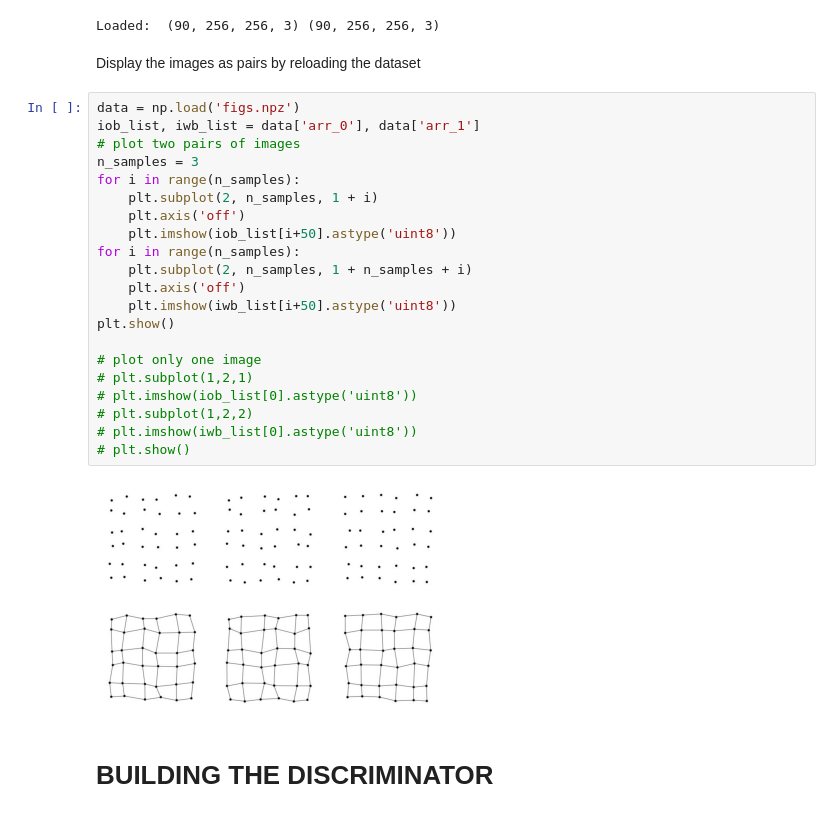
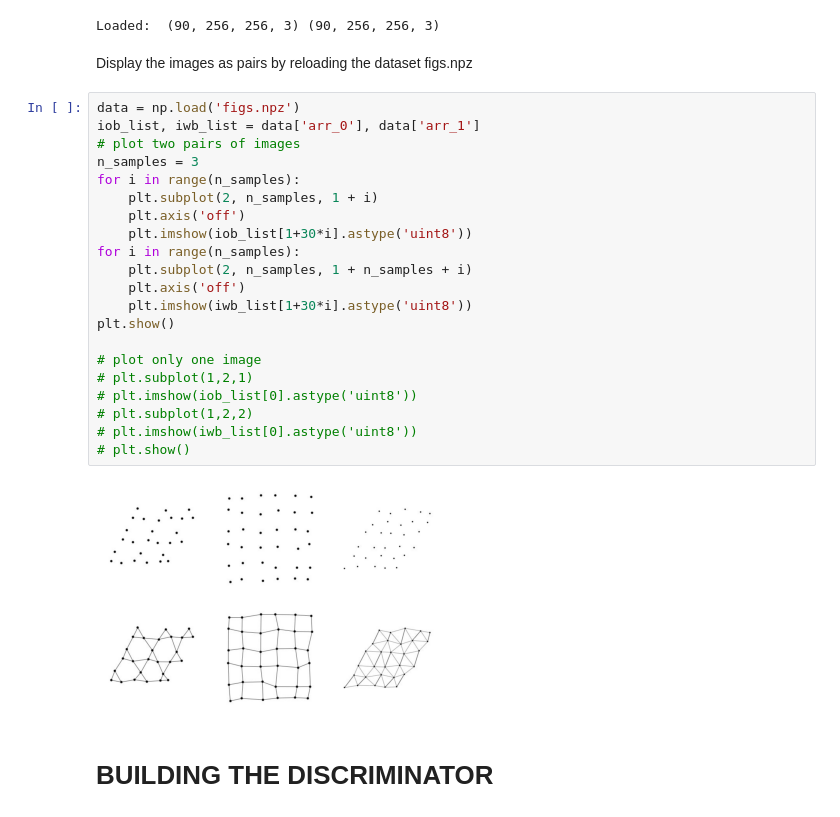
Before and after one commit to adriensaremi/Springboard, a Jupyter notebook: Capstone_2 - GAN and Mechanical Networks /image2image.ipynb, the cells around one changed output. Drawn from its saved outputs; the diff is of its cells as text.

```diff
--- a/Capstone_2 - GAN and Mechanical Networks /image2image.ipynb
+++ b/Capstone_2 - GAN and Mechanical Networks /image2image.ipynb
@@ -56,30 +56,30 @@ np.savez_compressed('figs.npz', ob_pixels, wb_pixels)
 # %% [output]
 Loaded:  (90, 256, 256, 3) (90, 256, 256, 3)
 # %% [markdown]
-Display the images as pairs by reloading the dataset
+Display the images as pairs by reloading the dataset figs.npz
 # %%
 data = np.load('figs.npz')
 iob_list, iwb_list = data['arr_0'], data['arr_1']
 # plot two pairs of images
 n_samples = 3
 for i in range(n_samples):
 	plt.subplot(2, n_samples, 1 + i)
 	plt.axis('off')
-	plt.imshow(iob_list[i+50].astype('uint8'))
+	plt.imshow(iob_list[1+30*i].astype('uint8'))
 for i in range(n_samples):
 	plt.subplot(2, n_samples, 1 + n_samples + i)
 	plt.axis('off')
-	plt.imshow(iwb_list[i+50].astype('uint8'))
+	plt.imshow(iwb_list[1+30*i].astype('uint8'))
 plt.show()
 
 # plot only one image
 # plt.subplot(1,2,1)
 # plt.imshow(iob_list[0].astype('uint8'))
 # plt.subplot(1,2,2)
 # plt.imshow(iwb_list[0].astype('uint8'))
 # plt.show()
 # %% [output]
-[figure, old version]
+[figure, new version]
 # %% [markdown]
 # BUILDING THE DISCRIMINATOR
 # %%
```
Also changed, not shown: parts of 5 cells of this notebook, 2 other files.
